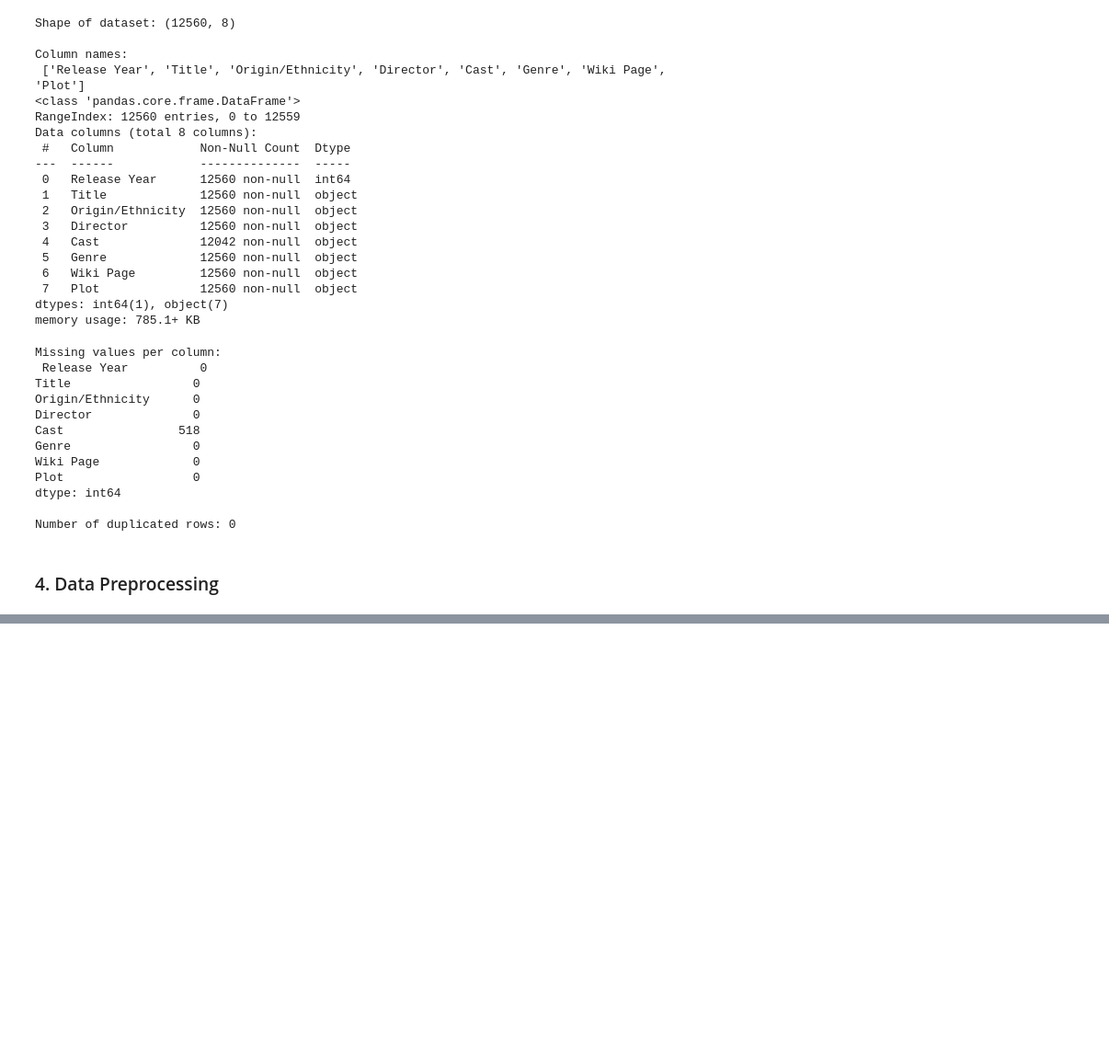
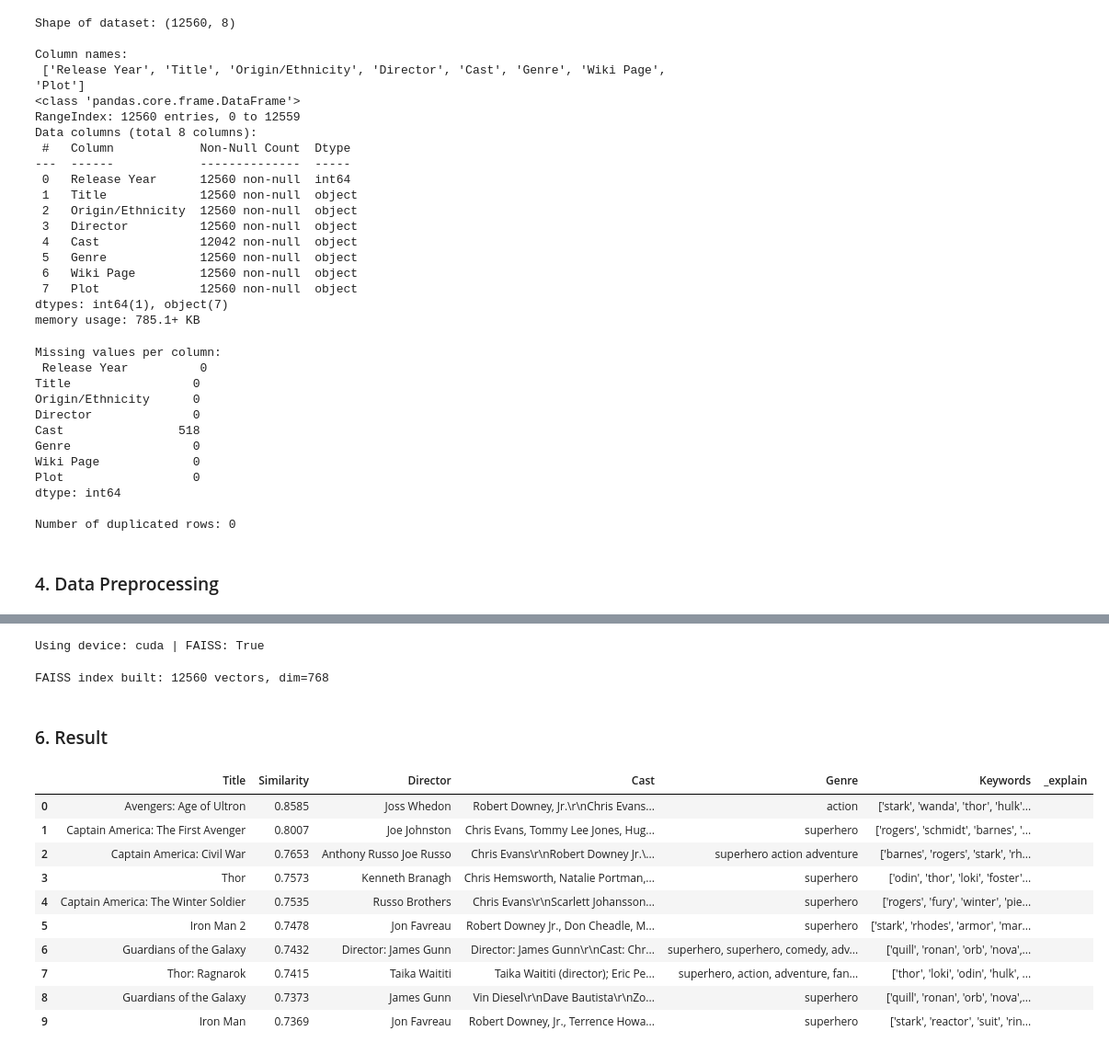
Before and after one commit to KesharaGunathilaka/Movie-Recommendation-System, a Jupyter notebook: Movie_Recommendation.ipynb, the cells around one changed output, grey strips where cells are left out. Shown at 92% size. Drawn from its saved outputs; the diff is of its cells as text; code cells hidden in the pictures; blank space fills up the shorter version.

```diff
--- a/Movie_Recommendation.ipynb
+++ b/Movie_Recommendation.ipynb
@@ -213,0 +97,30 @@ for idx in df[missing_keywords_index].index:
+# %%
+model = SentenceTransformer('all-MiniLM-L6-v2')
+
+known_df = df[df['Genre'].notna() & (df['Genre'].str.strip() != '')]
+missing_df = df[df['Genre'].isna() | (df['Genre'].str.strip() == '')]
+
+known_embeddings = model.encode(known_df['Plot'].tolist(), batch_size=64, show_progress_bar=True)
+missing_embeddings = model.encode(missing_df['Plot'].tolist(), batch_size=64, show_progress_bar=True)
+
+knn = NearestNeighbors(n_neighbors=5, metric='cosine')
+knn.fit(known_embeddings)
+
+distances, indices = knn.kneighbors(missing_embeddings)
+
+predicted_genres = []
+for i, neighbors in enumerate(indices):
+    neighbor_genres = known_df.iloc[neighbors]['Genre']
+    counts = Counter(neighbor_genres)
+
+    selected = [g for g, c in counts.items() if c >= 2]
+
+    if not selected:
+        selected = [g for g, _ in counts.most_common(2)]
+
+    predicted_genres.append(", ".join(selected))
+
+df.loc[missing_df.index, 'Genre'] = predicted_genres
+
+print(df[['Title', 'Genre']].head(20))
+print("Still missing:", df['Genre'].isna().sum())
@@ -310,0 +701,21 @@ print(recommend_movies("thor", 5))
+# %%
+rec = SemanticMovieRecommender(df, use_faiss=True)
+# %% [output]
+Using device: cuda | FAISS: True
+FAISS index built: 12560 vectors, dim=768
+# %% [markdown]
+### 6. Result
+# %%
+rec.recommend("movies like Avengers", top_n=10, explain=False)
+# %% [output]
+|  | Title | Similarity | Director | Cast | Genre | Keywords | _explain |
+| 0 | Avengers: Age of Ultron | 0.8585 | Joss Whedon | Robert Downey, Jr.\r\nChris Evans... | action | ['stark', 'wanda', 'thor', 'hulk'... |  |
+| 1 | Captain America: The First Avenger | 0.8007 | Joe Johnston | Chris Evans, Tommy Lee Jones, Hug... | superhero | ['rogers', 'schmidt', 'barnes', '... |  |
+| 2 | Captain America: Civil War | 0.7653 | Anthony Russo Joe Russo | Chris Evans\r\nRobert Downey Jr.\... | superhero action adventure | ['barnes', 'rogers', 'stark', 'rh... |  |
+| 3 | Thor | 0.7573 | Kenneth Branagh | Chris Hemsworth, Natalie Portman,... | superhero | ['odin', 'thor', 'loki', 'foster'... |  |
+| 4 | Captain America: The Winter Soldier | 0.7535 | Russo Brothers | Chris Evans\r\nScarlett Johansson... | superhero | ['rogers', 'fury', 'winter', 'pie... |  |
+| 5 | Iron Man 2 | 0.7478 | Jon Favreau | Robert Downey Jr., Don Cheadle, M... | superhero | ['stark', 'rhodes', 'armor', 'mar... |  |
+| 6 | Guardians of the Galaxy | 0.7432 | Director: James Gunn | Director: James Gunn\r\nCast: Chr... | superhero, superhero, comedy, adv... | ['quill', 'ronan', 'orb', 'nova',... |  |
+| 7 | Thor: Ragnarok | 0.7415 | Taika Waititi | Taika Waititi (director); Eric Pe... | superhero, action, adventure, fan... | ['thor', 'loki', 'odin', 'hulk', ... |  |
+| 8 | Guardians of the Galaxy | 0.7373 | James Gunn | Vin Diesel\r\nDave Bautista\r\nZo... | superhero | ['quill', 'ronan', 'orb', 'nova',... |  |
+| 9 | Iron Man | 0.7369 | Jon Favreau | Robert Downey, Jr., Terrence Howa... | superhero | ['stark', 'reactor', 'suit', 'rin... |  |
```
Also changed, not shown: parts of 24 cells of this notebook, 2 other files.
